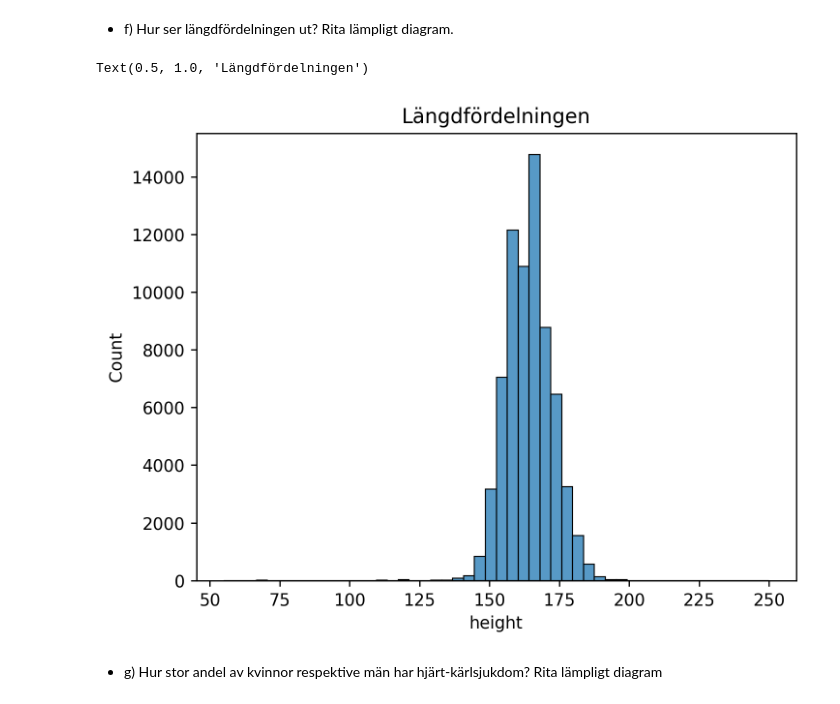
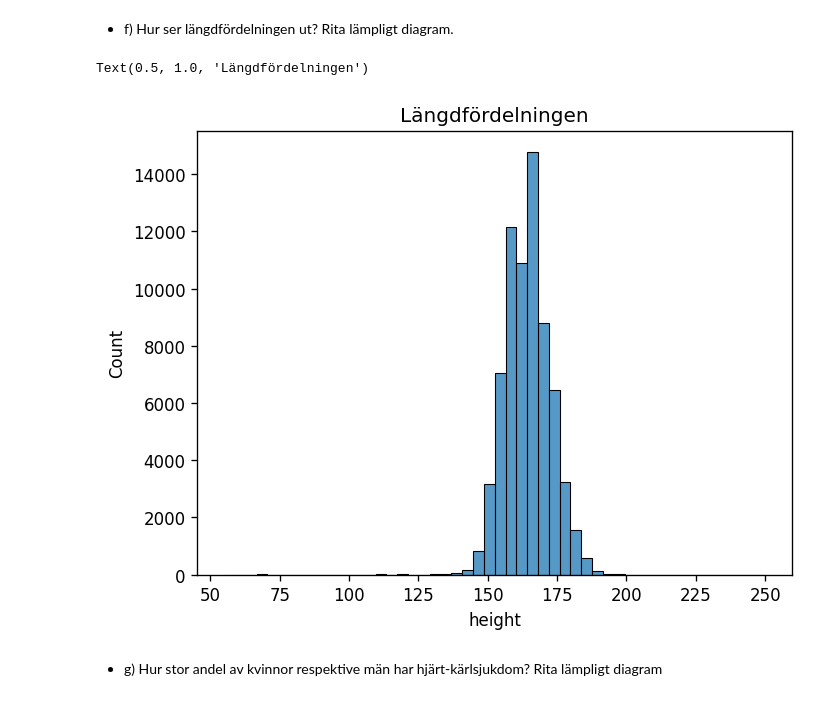
Before and after one commit to AmalDerbali/AmalDerbali-Lab-Machine-Learning, a Jupyter notebook: Disease_prediction.ipynb, the cells around one changed output. Saved outputs shown, nothing was run; the diff lists cells and outputs as text; code cells hidden in the pictures.

```diff
--- a/Disease_prediction.ipynb
+++ b/Disease_prediction.ipynb
@@ -98,12 +98,12 @@ Text(0.5, 1.0, 'Viktfördelningen')
 # %% [markdown]
 - f) Hur ser längdfördelningen ut? Rita lämpligt diagram.
 # %%
-plt.figure(dpi=250)
+plt.figure(dpi=120)
 sns.histplot(Cardio["height"], bins=50)
 plt.title("Längdfördelningen")
 # %% [output]
 Text(0.5, 1.0, 'Längdfördelningen')
-[figure, old version]
+[figure, new version]
 # %% [markdown]
 - g) Hur stor andel av kvinnor respektive män har hjärt-kärlsjukdom? Rita lämpligt diagram
 # %%
```
Also changed, not shown: parts of 30 cells of this notebook, 1 other file.
